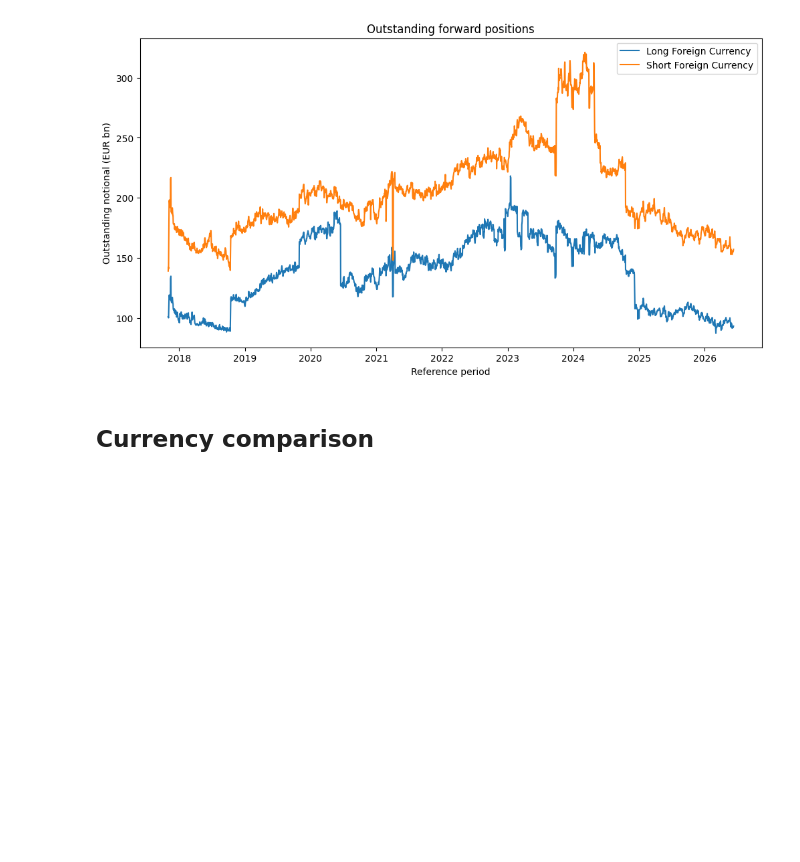
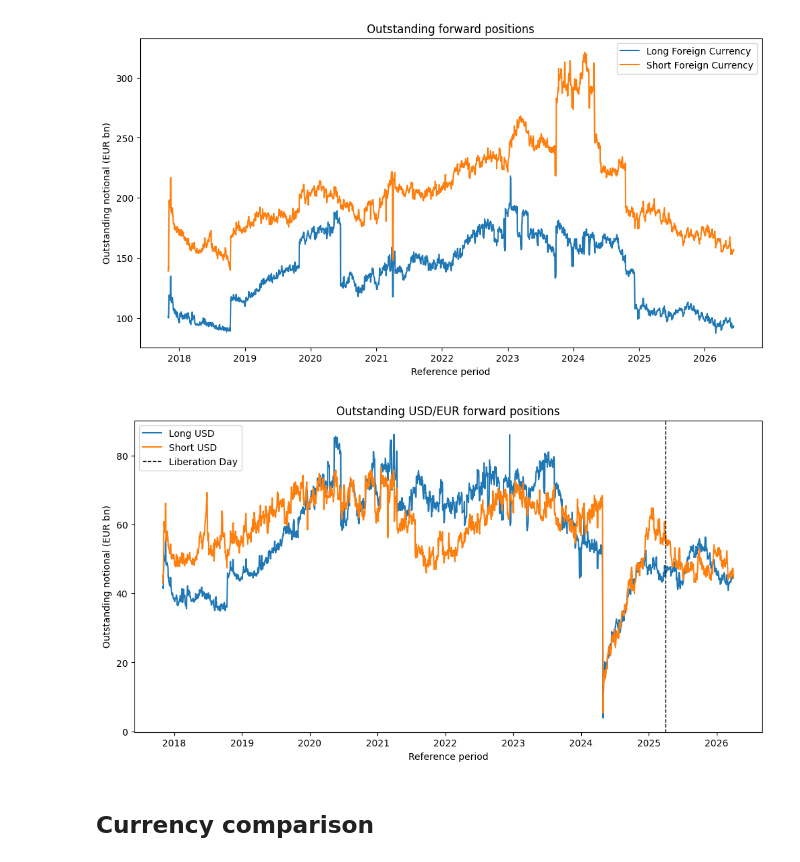
Before and after one commit to FelixHrms/FX_hedging, a Jupyter notebook: statistics.ipynb, the cells around one changed output. Cells and saved outputs as stored; diff of their text form; code cells hidden in the pictures; blank space fills up the shorter version.

```diff
--- a/statistics.ipynb
+++ b/statistics.ipynb
@@ -114,3 +115,17 @@ plt.show()
+# %%
+event = pd.Timestamp('2025-04-02')  # Liberation Day tariff announcement
+# %%
+fig, ax = plt.subplots(figsize=(12, 6))
+ax.plot(ts_usd.index, ts_usd['long_eur'] / 1e9, label='Long USD')
+ax.plot(ts_usd.index, ts_usd['short_eur'] / 1e9, label='Short USD')
+ax.axvline(event, color='black', linestyle='--', linewidth=1, label='Liberation Day')
+ax.set_xlabel('Reference period')
+ax.set_ylabel('Outstanding notional (EUR bn)')
+ax.set_title('Outstanding USD/EUR forward positions')
+ax.legend()
+plt.show()
+# %% [output]
+[figure, added]
 # %% [markdown]
 ## Currency comparison
 # %%
```
Also changed, not shown: parts of 7 cells of this notebook.
